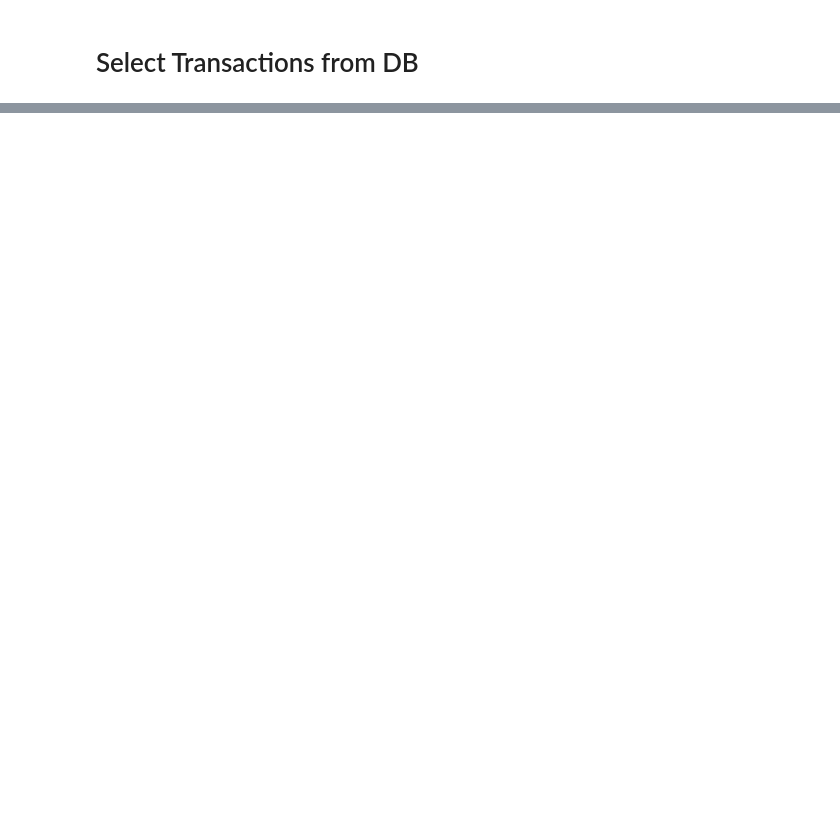
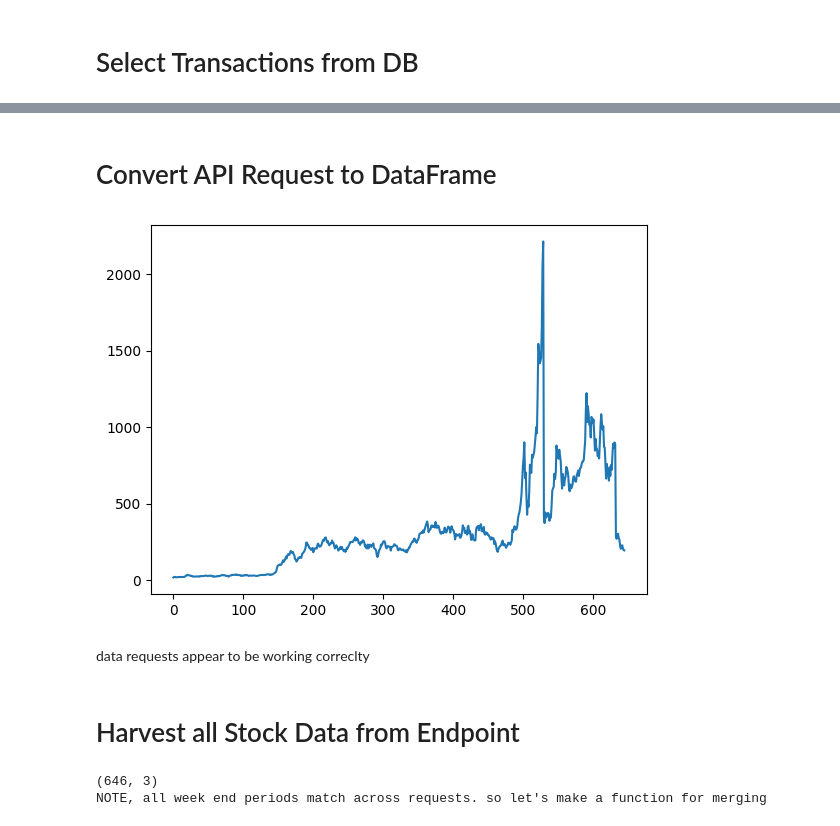
Before and after one commit to MattTheEconomist/Senator-Investments-ETL, a Jupyter notebook: Historical Prices.ipynb, the cells around one changed output, grey strips where cells are left out. Drawn from its saved outputs; the diff is of its cells as text; code cells hidden in the pictures; blank space fills up the shorter version.

Commit message:
functions working to convert requests to dataframe

```diff
--- a/Historical Prices.ipynb
+++ b/Historical Prices.ipynb
@@ -22,11 +22,11 @@ host = os.getenv("host")
 # %%
 conn_string = f"postgresql://{username}:{pwd}@{host}:{port_id}/{database}"
 db =  create_engine(url=conn_string)
-conn=db.connect()
+# conn=db.connect()
 
-df = pd.read_sql("SELECT * FROM transactions", db)
+transactions = pd.read_sql("SELECT * FROM transactions", db)
 
-df.head()
+transactions.head()
 # %% [output]
 |  | transaction_date | owner | ticker | asset_description | asset_type | type | amount | comment | senator | ... |
 | 0 | 10/28/2022 | Joint | MSFT | Microsoft Corporation - Common St... | Stock Option | Sale (Full) | $1,001 - $15,000 | -- | Thomas H Tuberville | ... |
@@ -38,0 +37,5 @@ df.head()
+# %%
+transactions['dt'] = pd.to_datetime(transactions['transaction_date'])
+transactions = transactions.sort_values(by="dt")
+earliestDate = transactions.dt.to_list()[0]
+earliestDate
@@ -38,0 +44,2 @@ df.head()
+# %% [markdown]
+# Convert API Request to DataFrame
@@ -38,0 +114,22 @@ df.head()
+# %%
+koFrame = requestToDataFrame("KO")
+tslaFrame = requestToDataFrame("TSLA")
+spyFrame = requestToDataFrame("SPY")
+# %%
+import matplotlib.pyplot as plt
+
+tslaFrame = tslaFrame.sort_values(by="date")
+plt.plot(np.array(tslaFrame['TSLA']), linestyle = 'solid')
+plt.show()
+# %% [output]
+[figure, added]
+# %% [markdown]
+data requests appear to be working correclty
+# %% [markdown]
+# Harvest all Stock Data from Endpoint
+# %%
+print(tslaFrame.merge(koFrame, how='left', on='date').shape)
+print("NOTE, all week end periods match across requests. so let's make a function for merging ")
+# %% [output]
+(646, 3)
+NOTE, all week end periods match across requests. so let's make a function for merging
```
Also changed, not shown: parts of 15 cells of this notebook.
